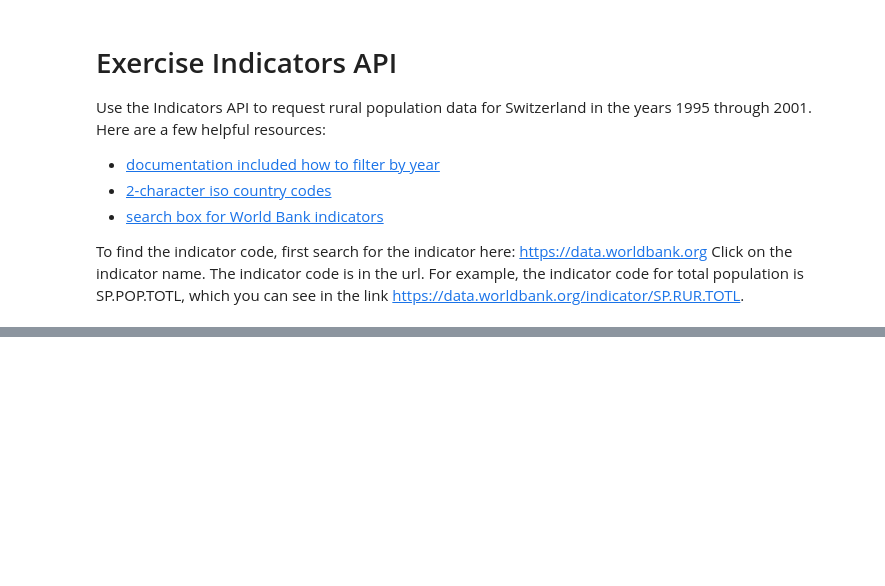
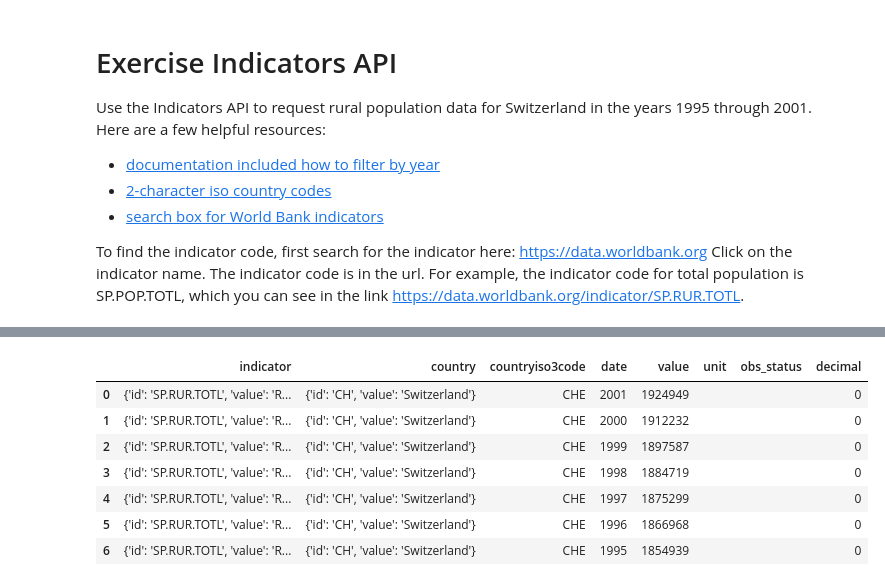
Before and after one commit to shivamdubey7466/Data-Engineering, a Jupyter notebook: ETL_Pipelines_exercises/4_api_exercise/4_api_exercise.ipynb, the cells around one changed output, grey strips where cells are left out. Drawn from its saved outputs; the diff is of its cells as text; code cells hidden in the pictures; blank space fills up the shorter version.

```diff
--- a/ETL_Pipelines_exercises/4_api_exercise/4_api_exercise.ipynb
+++ b/ETL_Pipelines_exercises/4_api_exercise/4_api_exercise.ipynb
@@ -118,7 +118,7 @@ Click on the indicator name. The indicator code is in the url. For example, the
 SP.RUR.TOTL
 # %%
 # TODO: get the url ready
-url = http://api.worldbank.org/v2/country/CH/indicator/SP.RUR.TOTL?format=json&date=1995:2001
+url = 'http://api.worldbank.org/v2/country/CH/indicator/SP.RUR.TOTL?format=json&date=1995:2001'
 
 # TODO: send the request
 r = requests.get(url)
@@ -127,0 +146,11 @@ r.json()
+# %%
+pd.DataFrame(r.json()[1])
+# %% [output]
+|  | indicator | country | countryiso3code | date | value | unit | obs_status | decimal |
+| 0 | {'id': 'SP.RUR.TOTL', 'value': 'R... | {'id': 'CH', 'value': 'Switzerland'} | CHE | 2001 | 1924949 |  |  | 0 |
+| 1 | {'id': 'SP.RUR.TOTL', 'value': 'R... | {'id': 'CH', 'value': 'Switzerland'} | CHE | 2000 | 1912232 |  |  | 0 |
+| 2 | {'id': 'SP.RUR.TOTL', 'value': 'R... | {'id': 'CH', 'value': 'Switzerland'} | CHE | 1999 | 1897587 |  |  | 0 |
+| 3 | {'id': 'SP.RUR.TOTL', 'value': 'R... | {'id': 'CH', 'value': 'Switzerland'} | CHE | 1998 | 1884719 |  |  | 0 |
+| 4 | {'id': 'SP.RUR.TOTL', 'value': 'R... | {'id': 'CH', 'value': 'Switzerland'} | CHE | 1997 | 1875299 |  |  | 0 |
+| 5 | {'id': 'SP.RUR.TOTL', 'value': 'R... | {'id': 'CH', 'value': 'Switzerland'} | CHE | 1996 | 1866968 |  |  | 0 |
+| 6 | {'id': 'SP.RUR.TOTL', 'value': 'R... | {'id': 'CH', 'value': 'Switzerland'} | CHE | 1995 | 1854939 |  |  | 0 |
```
Also changed, not shown: parts of 1 cell of this notebook.
